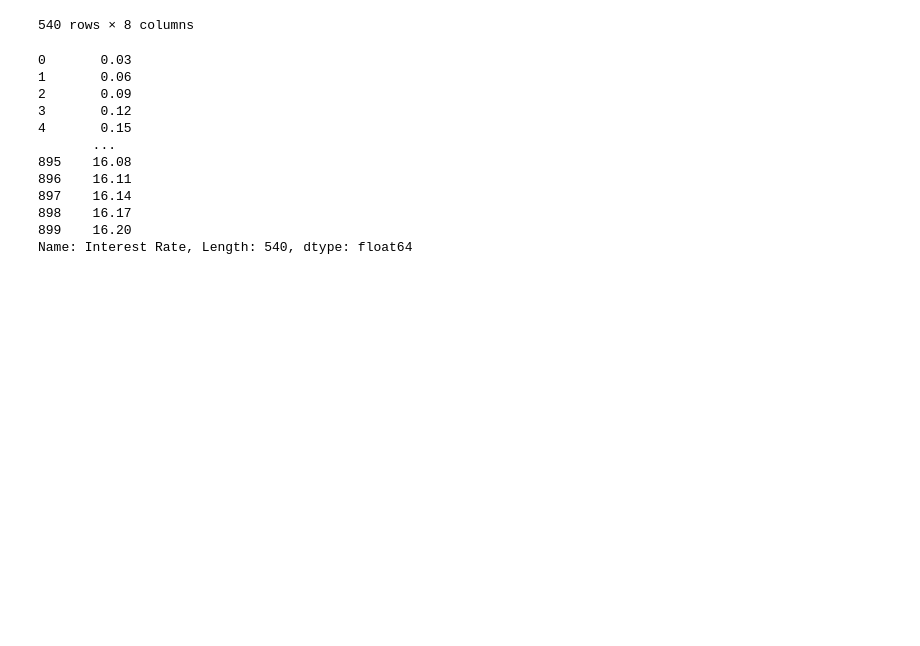
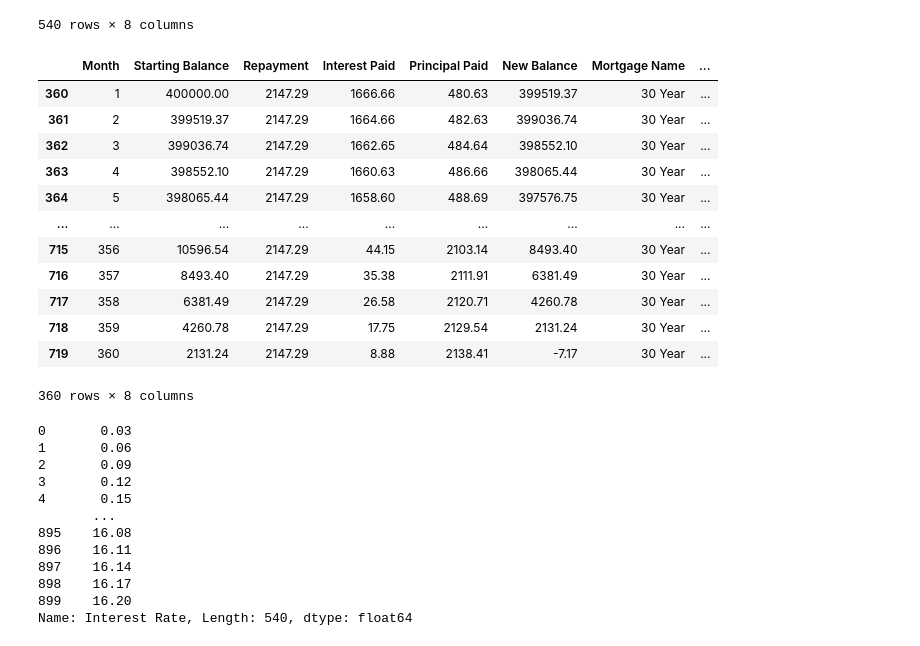
Before and after one commit to amrrahman1/Recreate-Graph, a Jupyter notebook: Re_create_Graph.ipynb, the cells around one changed output. Drawn from its saved outputs; the diff is of its cells as text; code cells hidden in the pictures; blank space fills up the shorter version.

```diff
--- a/Re_create_Graph.ipynb
+++ b/Re_create_Graph.ipynb
@@ -88,6 +83,23 @@ five_percent
 | 1078 | 179 | 6286.86 | 3163.17 | 26.19 | 3136.98 | 3149.88 | 15 Year | ... |
 | 1079 | 180 | 3149.88 | 3163.17 | 13.12 | 3150.05 | -0.17 | 15 Year | ... |
 540 rows × 8 columns
+# %%
+new_df_five = df[(df['Mortgage Name'] == '30 Year') & (df['Interest Rate']==0.05)]
+new_df_five
+# %% [output]
+|  | Month | Starting Balance | Repayment | Interest Paid | Principal Paid | New Balance | Mortgage Name | ... |
+| 360 | 1 | 400000.00 | 2147.29 | 1666.66 | 480.63 | 399519.37 | 30 Year | ... |
+| 361 | 2 | 399519.37 | 2147.29 | 1664.66 | 482.63 | 399036.74 | 30 Year | ... |
+| 362 | 3 | 399036.74 | 2147.29 | 1662.65 | 484.64 | 398552.10 | 30 Year | ... |
+| 363 | 4 | 398552.10 | 2147.29 | 1660.63 | 486.66 | 398065.44 | 30 Year | ... |
+| 364 | 5 | 398065.44 | 2147.29 | 1658.60 | 488.69 | 397576.75 | 30 Year | ... |
+| ... | ... | ... | ... | ... | ... | ... | ... | ... |
+| 715 | 356 | 10596.54 | 2147.29 | 44.15 | 2103.14 | 8493.40 | 30 Year | ... |
+| 716 | 357 | 8493.40 | 2147.29 | 35.38 | 2111.91 | 6381.49 | 30 Year | ... |
+| 717 | 358 | 6381.49 | 2147.29 | 26.58 | 2120.71 | 4260.78 | 30 Year | ... |
+| 718 | 359 | 4260.78 | 2147.29 | 17.75 | 2129.54 | 2131.24 | 30 Year | ... |
+| 719 | 360 | 2131.24 | 2147.29 | 8.88 | 2138.41 | -7.17 | 30 Year | ... |
+360 rows × 8 columns
 # %%
 #4.What are the first three values in the output for the cumulative sum of the 3% rate?
 #Answer 3%,6% and 9%
```
Also changed, not shown: parts of 5 cells of this notebook.
